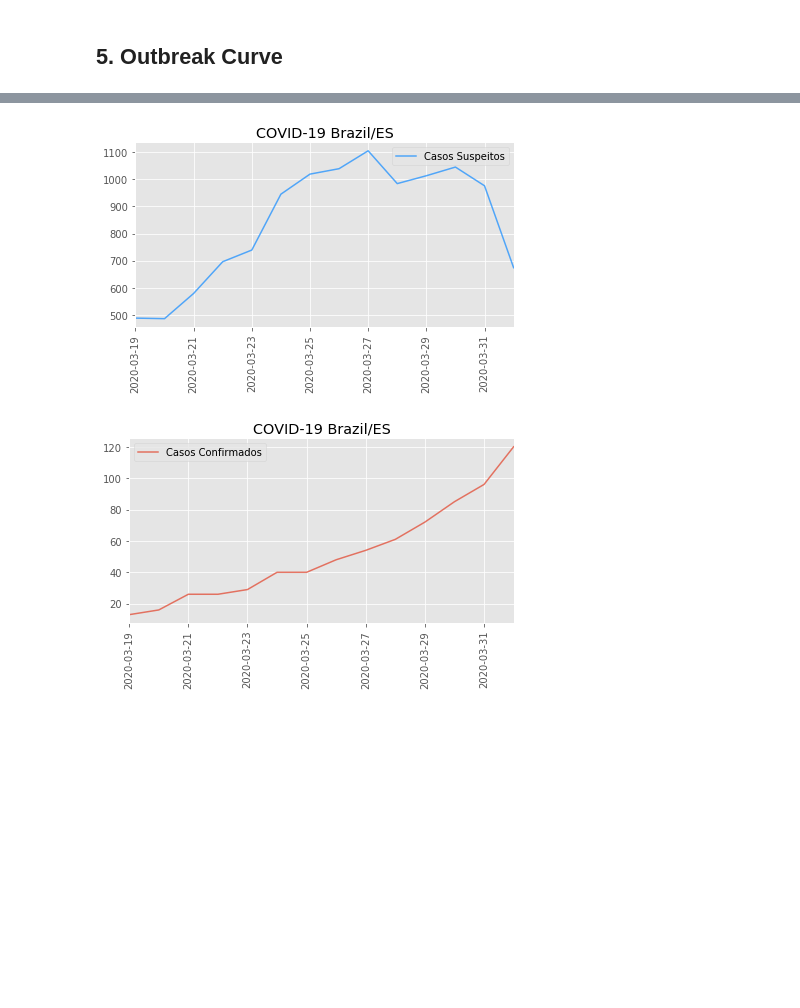
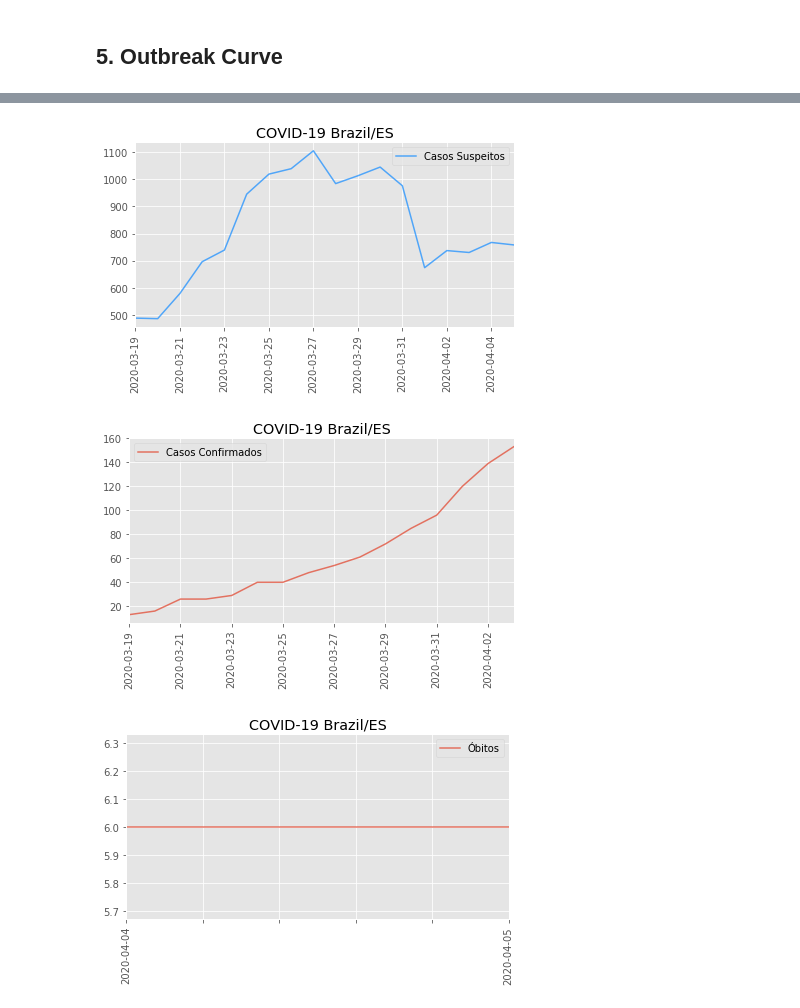
Before and after one commit to FabricioMatos/map-covid-19-es, a Jupyter notebook: 01-covid-19-map.ipynb, the cells around one changed output, grey strips where cells are left out. Cells and saved outputs as stored; diff of their text form; code cells hidden in the pictures; blank space fills up the shorter version.

```diff
--- a/01-covid-19-map.ipynb
+++ b/01-covid-19-map.ipynb
@@ -382,6 +435,6 @@ df_prep = df_c[df_c.occurrences > 0].copy()
 print(df_prep.shape)
 
 df_prep.columns = ['country', 'state', 'region', 'city', 'date', 'lat', 'long', 'Tipo de Caso:', 'occurrences']
-df_prep['Tipo de Caso:'] = df_prep['Tipo de Caso:'].apply(lambda c: 'Suspeito' if c=='Investigation' else 'Confirmado')
+#df_prep['Tipo de Caso:'] = df_prep['Tipo de Caso:'].apply(lambda c: 'Suspeito' if c=='Investigation' else 'Confirmado')
 df_prep
 # %% [output]
@@ -730,10 +731,12 @@ result: 0
 # %% [markdown]
 ## 5. Outbreak Curve
 # %%
-df_prep_days_c = df_prep[df_prep['Tipo de Caso:'] == 'Confirmado'].groupby(['date']).sum()
-df_prep_days_s = df_prep[df_prep['Tipo de Caso:'] == 'Suspeito'].groupby(['date']).sum()
+df_prep_days_c = df_prep[df_prep['Tipo de Caso:'] == 'Confirmados'].groupby(['date']).sum()
+df_prep_days_s = df_prep[df_prep['Tipo de Caso:'] == 'Suspeitos'].groupby(['date']).sum()
+df_prep_days_d = df_prep[df_prep['Tipo de Caso:'] == 'Óbitos'].groupby(['date']).sum()
 df_prep_days_c.columns = ['Casos Confirmados']
 df_prep_days_s.columns = ['Casos Suspeitos']
+df_prep_days_d.columns = ['Óbitos']
 df_prep_days_c
 # %% [output]
 |  | Casos Confirmados |
@@ -755,17 +760,25 @@ df_prep_days_c
 # %%
 fig = df_prep_days_s.plot(
     kind='line', color='DodgerBlue', alpha=0.75, rot=90, title='COVID-19 Brazil/ES', logy=False).get_figure()
 plt.xlabel("")
 plt.tight_layout()
 fig.savefig('gifs/curve-suspect.png')
 plt.show()
 
 fig = df_prep_days_c.plot(
     kind='line',alpha=0.75, rot=90, title='COVID-19 Brazil/ES', logy=False).get_figure()
 plt.xlabel("")
 plt.tight_layout()
 fig.savefig('gifs/curve-confirmed.png')
 plt.show()
+
+fig = df_prep_days_d.plot(
+    kind='line',alpha=0.75, rot=90, title='COVID-19 Brazil/ES', logy=False).get_figure()
+plt.xlabel("")
+plt.tight_layout()
+fig.savefig('gifs/curve-deaths.png')
+plt.show()
 # %% [output]
-[figure, old version]
+[figure, new version]
-[figure, old version]
+[figure, new version]
+[figure, added]
```
Also changed, not shown: parts of 19 cells of this notebook, 8 other files.
